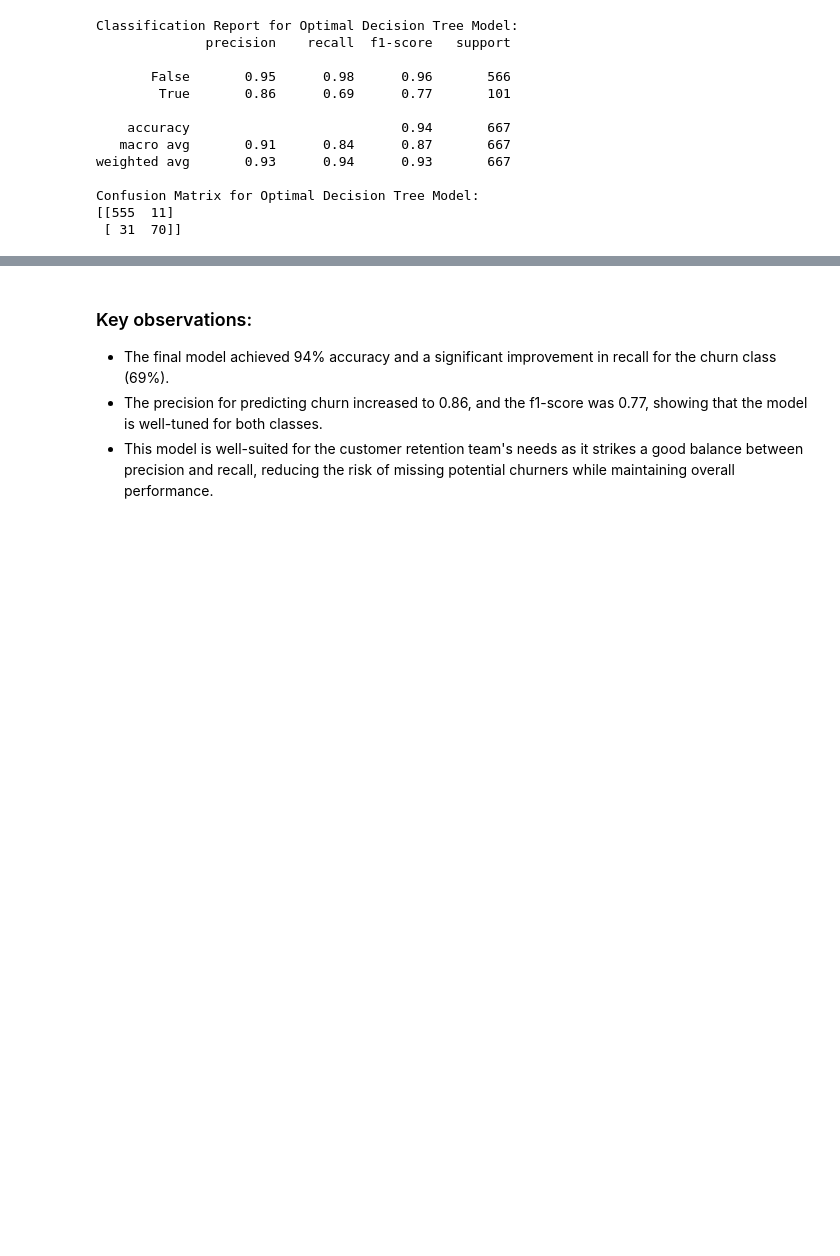
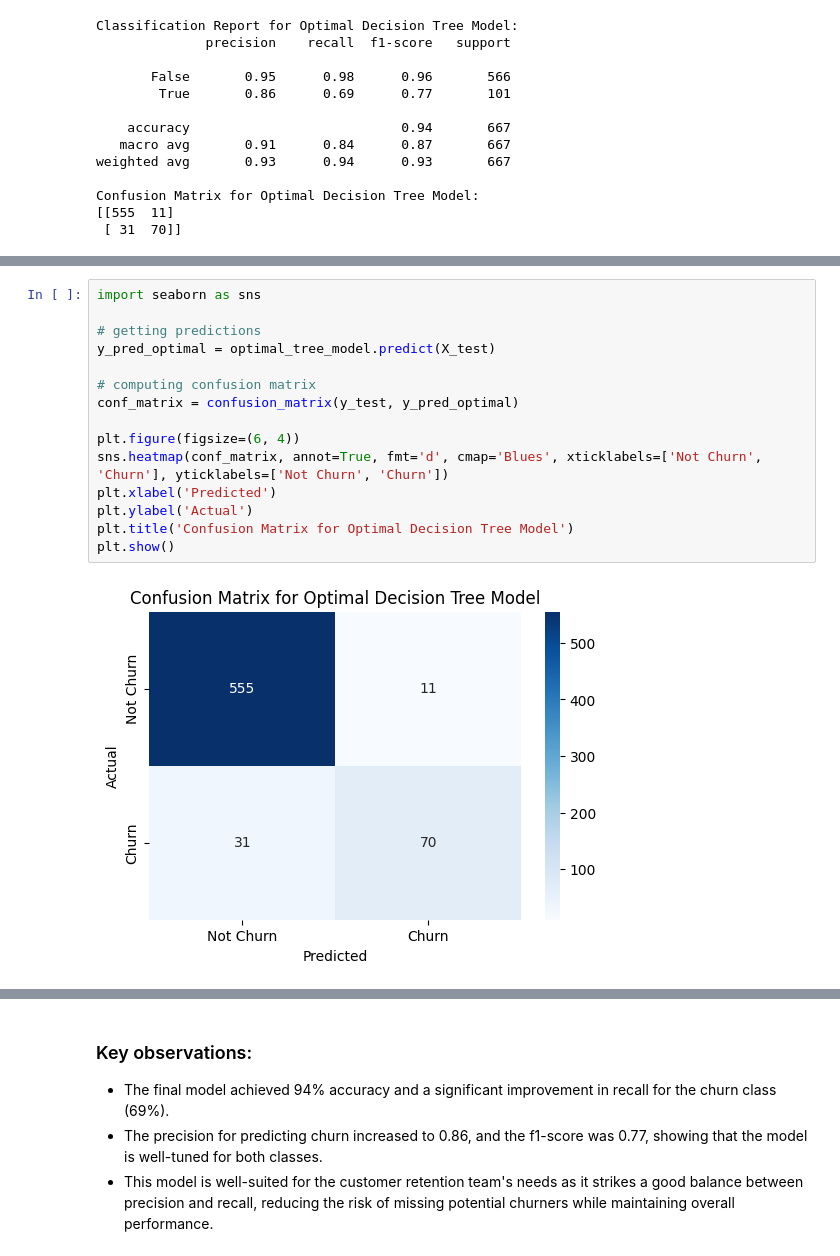
Before and after one commit to 66ultra/customer-churn-classification, a Jupyter notebook: notebooks/03_modeling_and_evaluation.ipynb, the cells around one changed output, grey strips where cells are left out. Cells and saved outputs as stored; diff of their text form; blank space fills up the shorter version.

```diff
--- a/notebooks/03_modeling_and_evaluation.ipynb
+++ b/notebooks/03_modeling_and_evaluation.ipynb
@@ -717,0 +751,17 @@ Confusion Matrix for Optimal Decision Tree Model:
+# %%
+import seaborn as sns
+
+# getting predictions
+y_pred_optimal = optimal_tree_model.predict(X_test)
+
+# computing confusion matrix
+conf_matrix = confusion_matrix(y_test, y_pred_optimal)
+
+plt.figure(figsize=(6, 4))
+sns.heatmap(conf_matrix, annot=True, fmt='d', cmap='Blues', xticklabels=['Not Churn', 'Churn'], yticklabels=['Not Churn', 'Churn'])
+plt.xlabel('Predicted')
+plt.ylabel('Actual')
+plt.title('Confusion Matrix for Optimal Decision Tree Model')
+plt.show()
+# %% [output]
+[figure, added]
```
Also changed, not shown: parts of 4 cells of this notebook.
